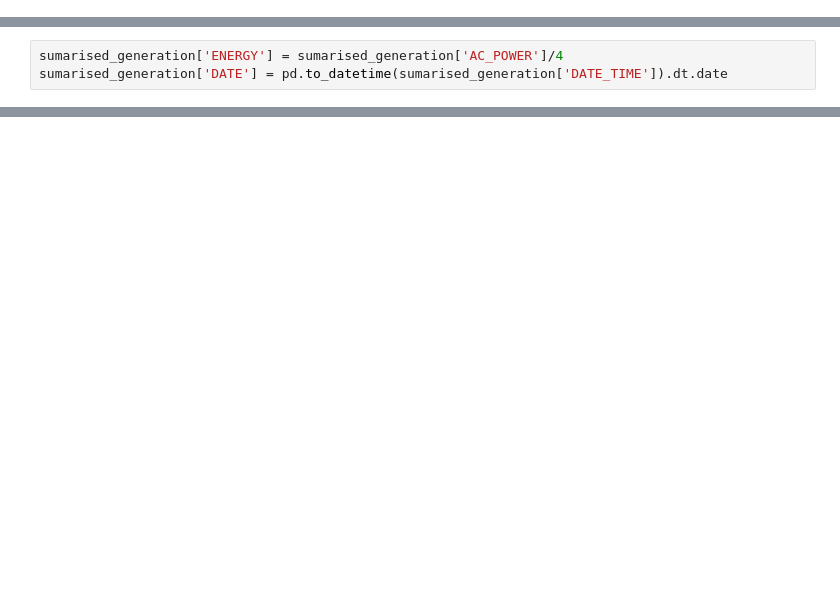
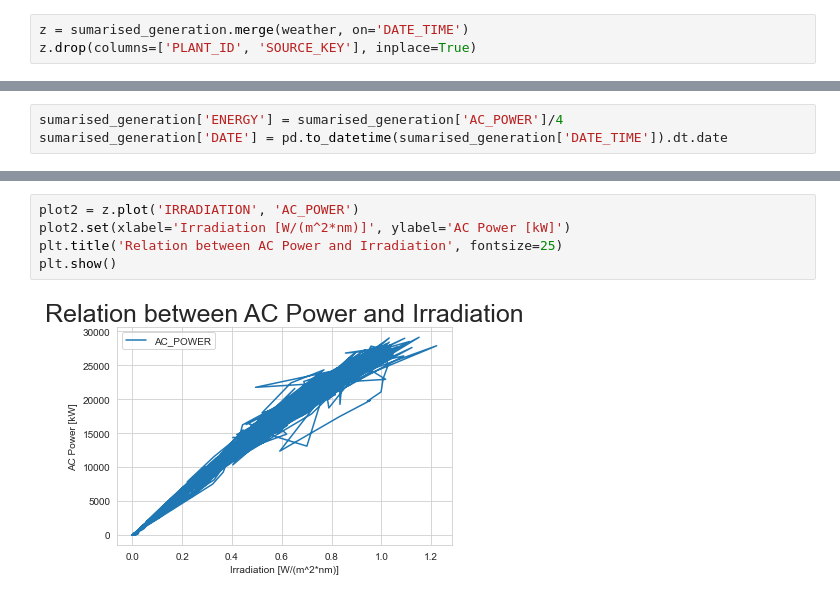
Before and after one commit to karolinaprzewoznik/Energy_EDA, a Jupyter notebook: SOLAR_POWER_PROJECT.ipynb, the cells around one changed output, grey strips where cells are left out. Cells and saved outputs as stored; diff of their text form; blank space fills up the shorter version.

```diff
--- a/SOLAR_POWER_PROJECT.ipynb
+++ b/SOLAR_POWER_PROJECT.ipynb
@@ -14,0 +33,3 @@ sumarised_generation = generation.groupby(['DATE_TIME'], sort = False).sum().res
+# %%
+z = sumarised_generation.merge(weather, on='DATE_TIME')
+z.drop(columns=['PLANT_ID', 'SOURCE_KEY'], inplace=True)
@@ -37,0 +60,7 @@ TO BE CONTINUED
+# %%
+plot2 = z.plot('IRRADIATION', 'AC_POWER')
+plot2.set(xlabel='Irradiation [W/(m^2*nm)]', ylabel='AC Power [kW]')
+plt.title('Relation between AC Power and Irradiation', fontsize=25)
+plt.show()
+# %% [output]
+[figure, added]
```
Also changed, not shown: parts of 14 cells of this notebook, 1 other file.
